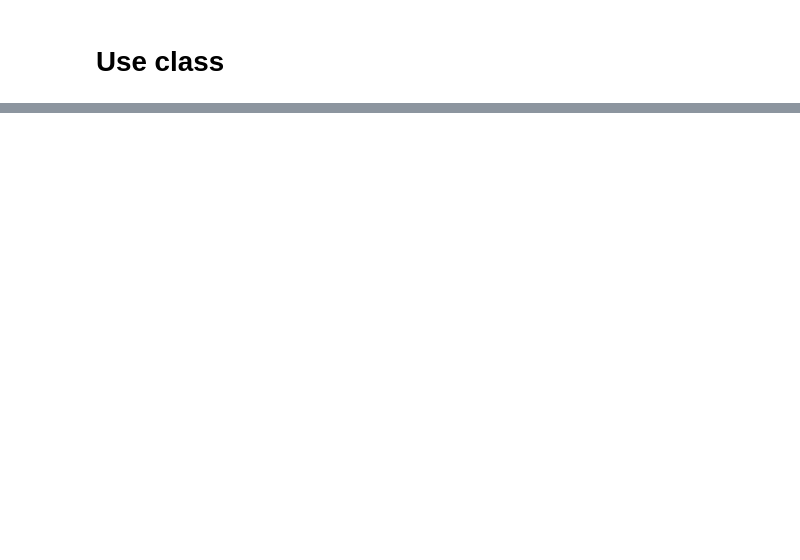
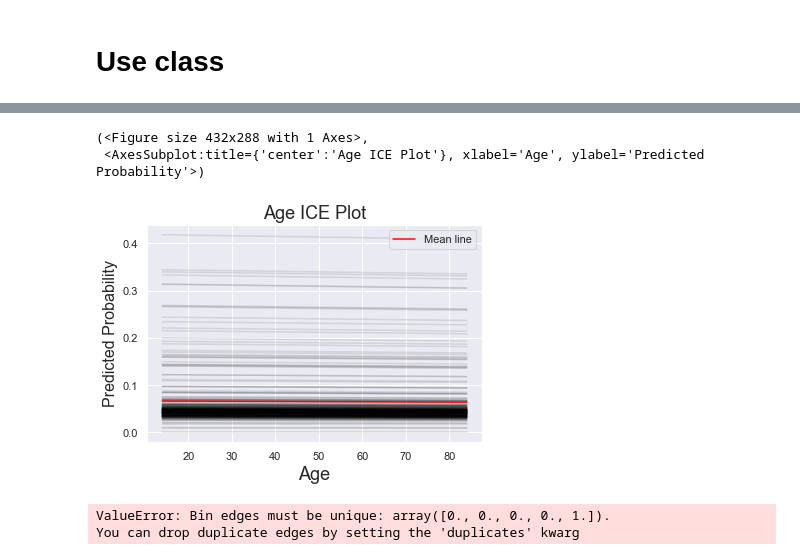
Before and after one commit to mixerupper/ice_feature_impact, a Jupyter notebook: notebooks/01-replication/02b-ice-plot-from-class.ipynb, the cells around one changed output, grey strips where cells are left out. Saved outputs shown, nothing was run; the diff lists cells and outputs as text; code cells hidden in the pictures; blank space fills up the shorter version.

```diff
--- a/notebooks/01-replication/02b-ice-plot-from-class.ipynb
+++ b/notebooks/01-replication/02b-ice-plot-from-class.ipynb
@@ -66,0 +85,11 @@ ice.plot_single_feature("Age")
+# %%
+ice.plot_single_feature("Age")
+# %% [output]
+(<Figure size 432x288 with 1 Axes>,
+ <AxesSubplot:title={'center':'Age ICE Plot'}, xlabel='Age', ylabel='Predicted Probability'>)
+[figure, added]
+# %%
+ice.fit_single_feature(X, rf, "Smokes")
+# %% [output]
+ValueError: Bin edges must be unique: array([0., 0., 0., 0., 1.]).
+You can drop duplicate edges by setting the 'duplicates' kwarg
```
Also changed, not shown: parts of 6 cells of this notebook.
